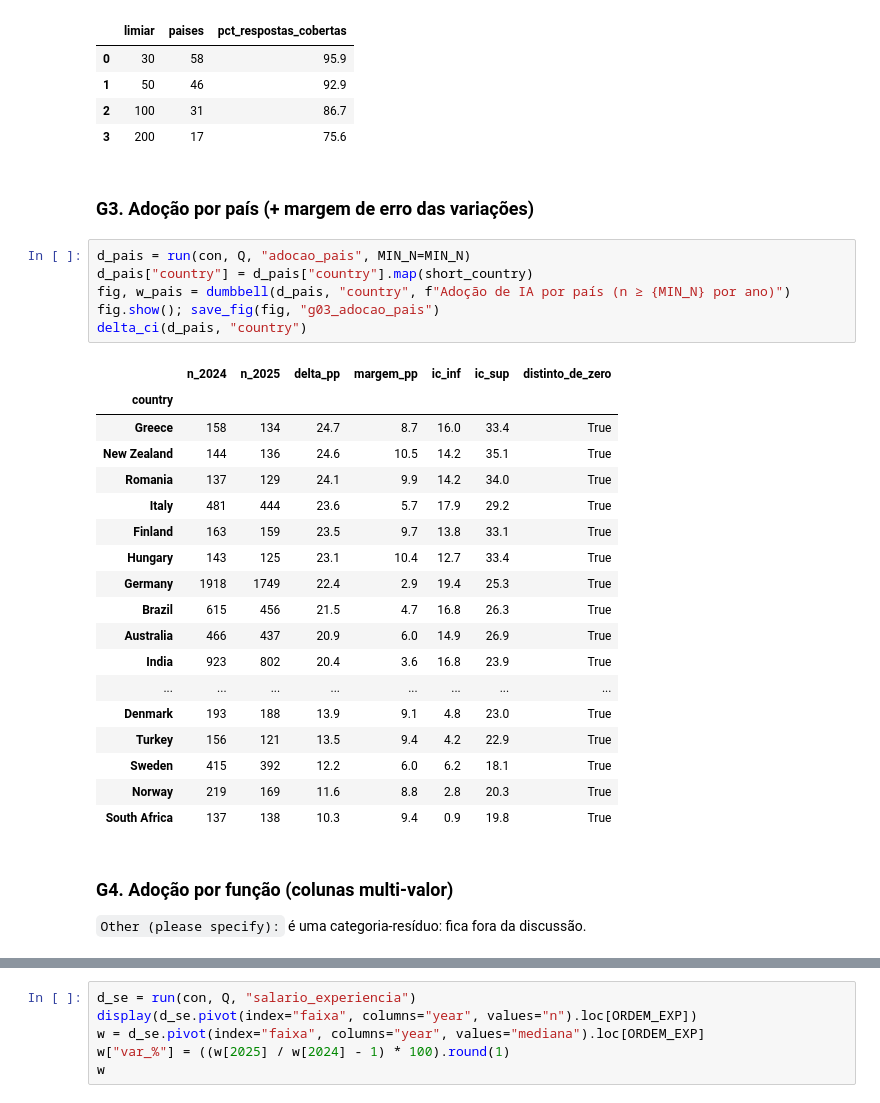
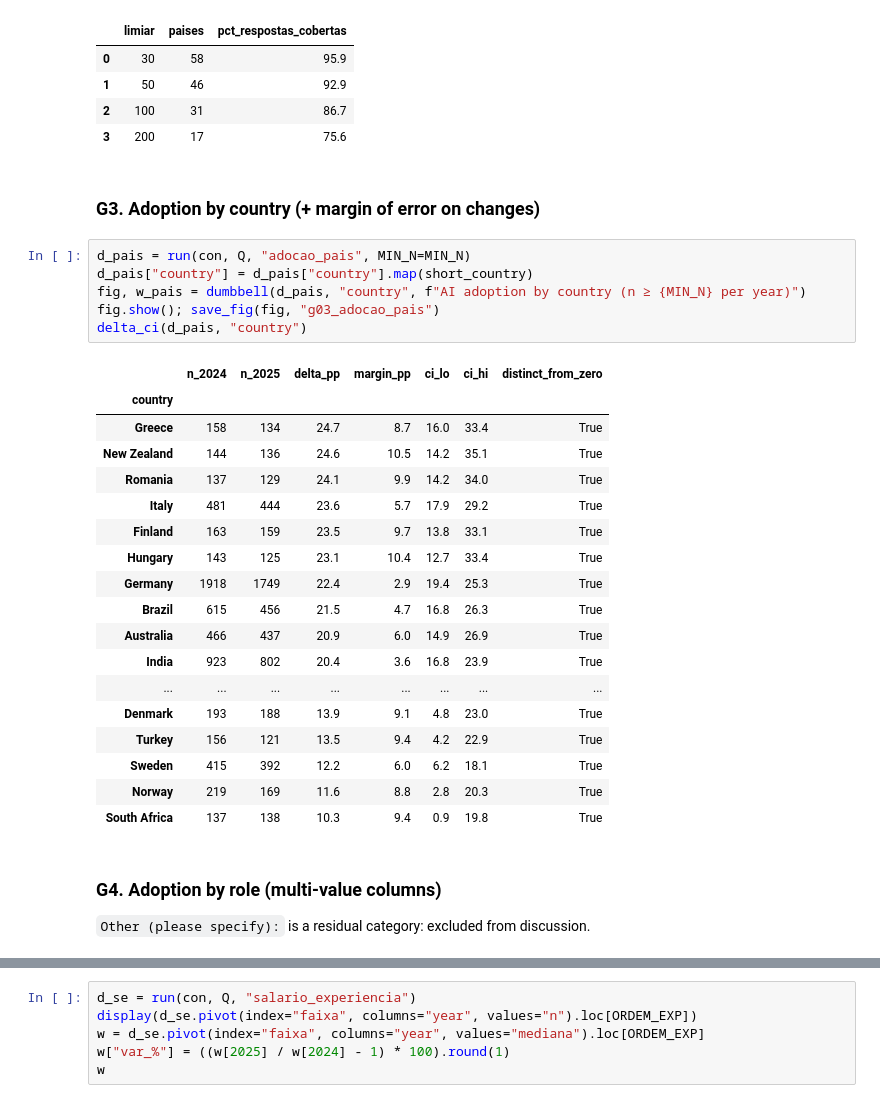
Before and after one commit to RodrigoMF545/Artificial-intelligence-and-the-labor-market, a Jupyter notebook: notebooks/02_eda_sql.ipynb, the cells around one changed output, grey strips where cells are left out. Saved outputs shown, nothing was run; the diff lists cells and outputs as text.

```diff
--- a/notebooks/02_eda_sql.ipynb
+++ b/notebooks/02_eda_sql.ipynb
@@ -126,15 +126,15 @@ display(run(con, Q, "limiares"))
 | 2 | 100 | 31 | 86.7 |
 | 3 | 200 | 17 | 75.6 |
 # %% [markdown]
-### G3. Adoção por país (+ margem de erro das variações)
+### G3. Adoption by country (+ margin of error on changes)
 # %%
 d_pais = run(con, Q, "adocao_pais", MIN_N=MIN_N)
 d_pais["country"] = d_pais["country"].map(short_country)
-fig, w_pais = dumbbell(d_pais, "country", f"Adoção de IA por país (n ≥ {MIN_N} por ano)")
+fig, w_pais = dumbbell(d_pais, "country", f"AI adoption by country (n ≥ {MIN_N} per year)")
 fig.show(); save_fig(fig, "g03_adocao_pais")
 delta_ci(d_pais, "country")
 # %% [output]
-|  | n_2024 | n_2025 | delta_pp | margem_pp | ic_inf | ic_sup | distinto_de_zero |
+|  | n_2024 | n_2025 | delta_pp | margin_pp | ci_lo | ci_hi | distinct_from_zero |
 | country |  |  |  |  |  |  |  |
 | Greece | 158 | 134 | 24.7 | 8.7 | 16.0 | 33.4 | True |
 | New Zealand | 144 | 136 | 24.6 | 10.5 | 14.2 | 35.1 | True |
@@ -153,8 +153,8 @@ delta_ci(d_pais, "country")
 | Norway | 219 | 169 | 11.6 | 8.8 | 2.8 | 20.3 | True |
 | South Africa | 137 | 138 | 10.3 | 9.4 | 0.9 | 19.8 | True |
 # %% [markdown]
-### G4. Adoção por função (colunas multi-valor)
-`Other (please specify):` é uma categoria-resíduo: fica fora da discussão.
+### G4. Adoption by role (multi-value columns)
+`Other (please specify):` is a residual category: excluded from discussion.
 # %%
 d_func = run(con, Q, "adocao_funcao", MIN_N=MIN_N)
 d_func = d_func[d_func["funcao"] != "Other (please specify):"]
```
Also changed, not shown: parts of 26 cells of this notebook, 2 other files.
